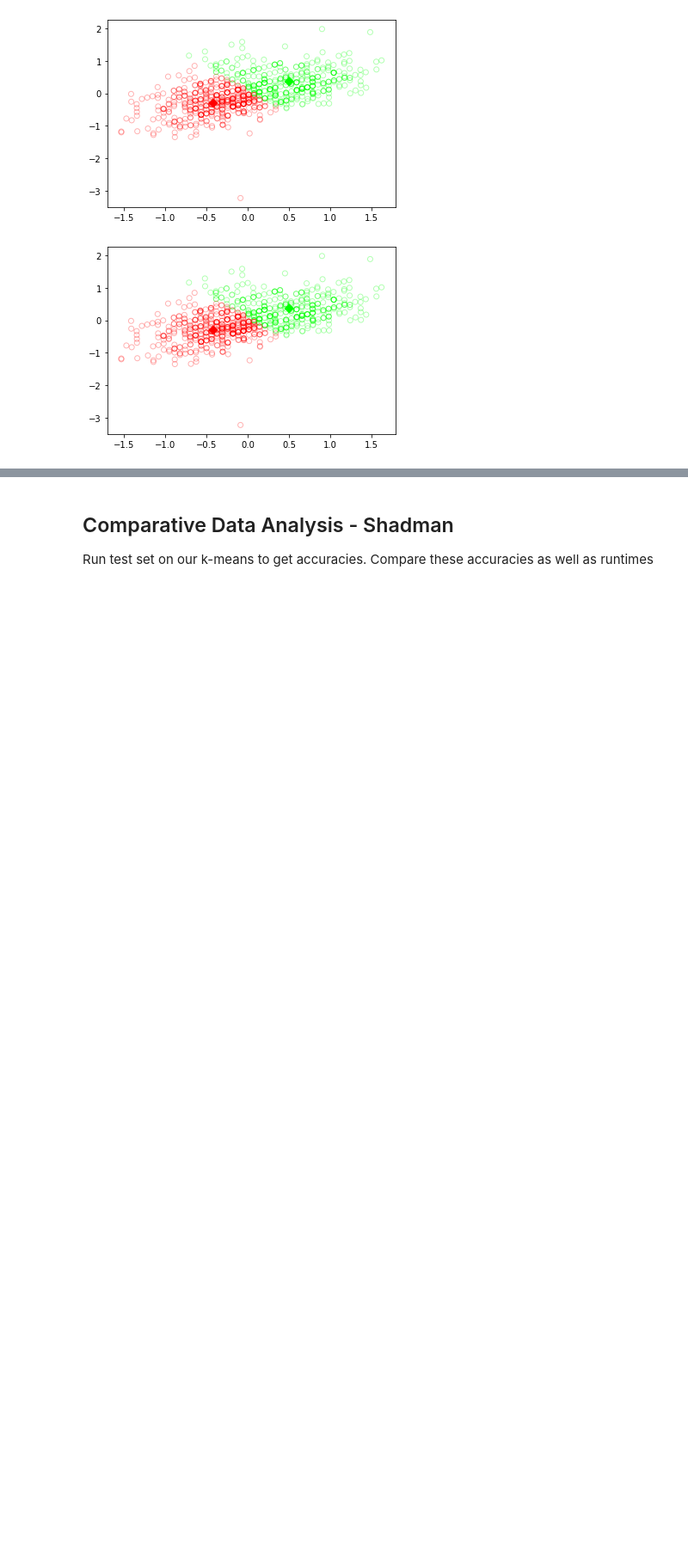
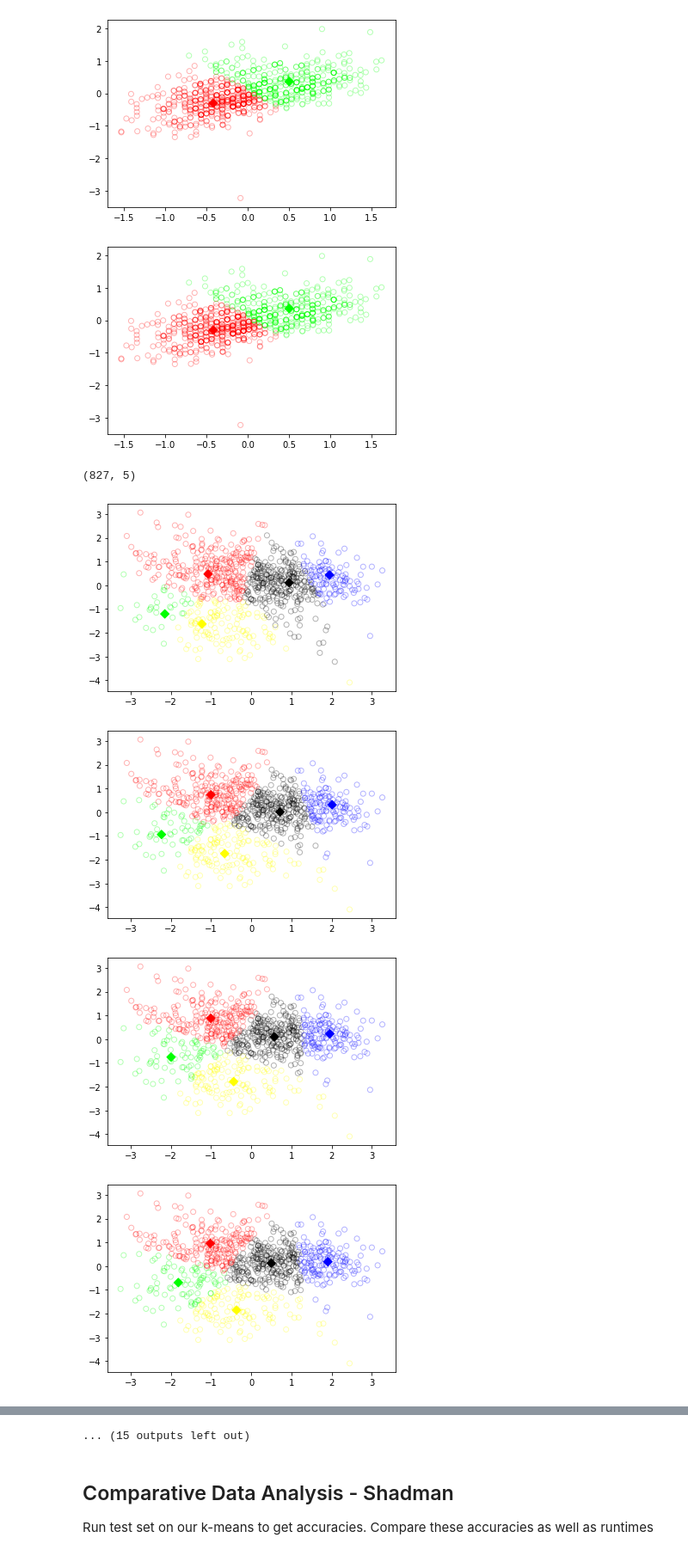
Before and after one commit to shaniaie/COGS_118B_PROJECT, a Jupyter notebook: Project_updated.ipynb, the cells around one changed output, grey strips where cells are left out. Shown at 86% size. Drawn from its saved outputs; the diff is of its cells as text; code cells hidden in the pictures; blank space fills up the shorter version.

Commit message:
transform 5 k-means

```diff
--- a/Project_updated.ipynb
+++ b/Project_updated.ipynb
@@ -403,3 +403,12 @@ kmeans_labels_post = runKMeans(2, X_reduced)
 [figure]
 [figure]
 [figure]
+# %%
+print(transform.T.shape)
+runKMeans(5, transform.T)
+# %% [output]
+(827, 5)
+[figure, added]
+[figure, added]
+[figure, added]
+[figure, added]
@@ -406,3 +422,4 @@ kmeans_labels_post = runKMeans(2, X_reduced)
+... (15 outputs left out)
 # %% [markdown]
 ## Comparative Data Analysis - Shadman
 Run test set on our k-means to get accuracies. Compare these accuracies as well as runtimes
```
Also changed, not shown: parts of 1 cell of this notebook.
